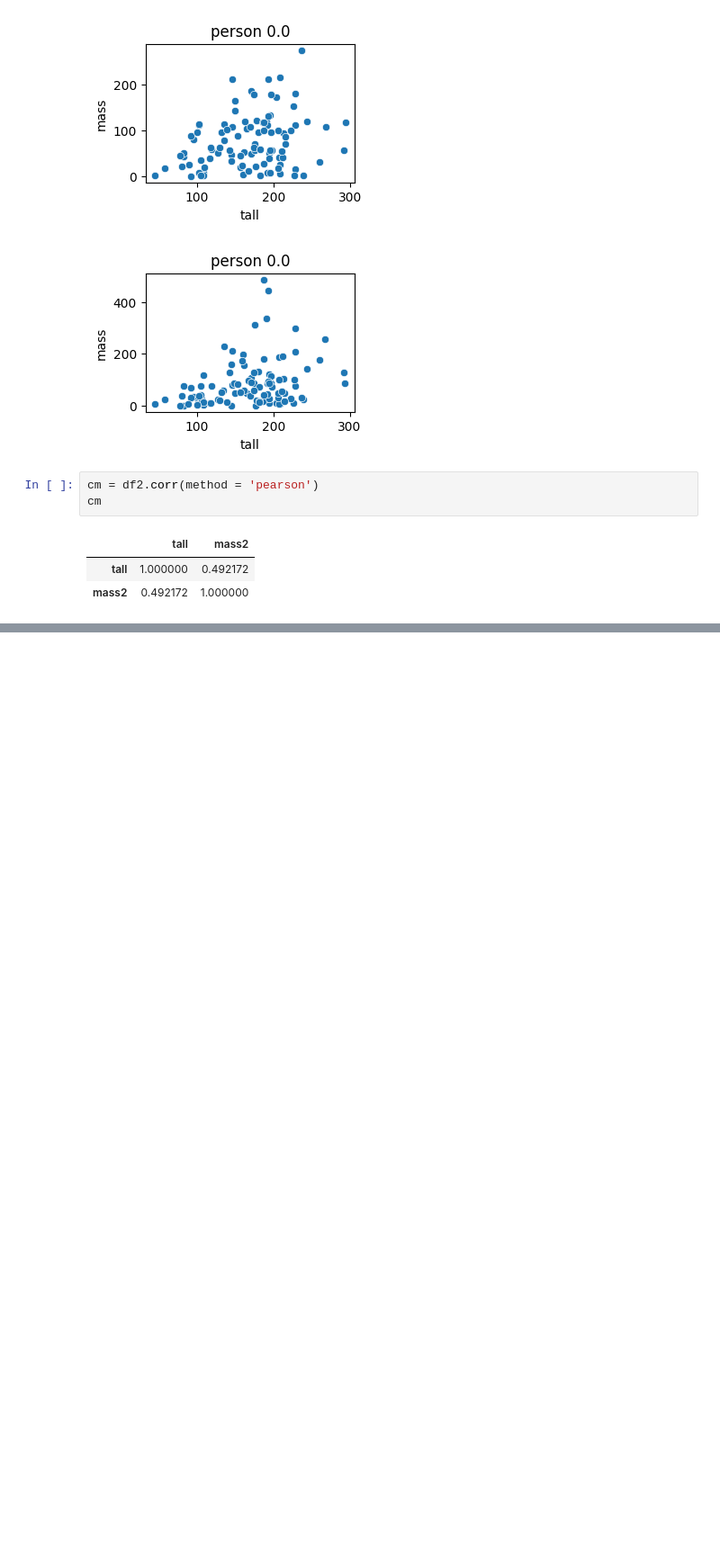
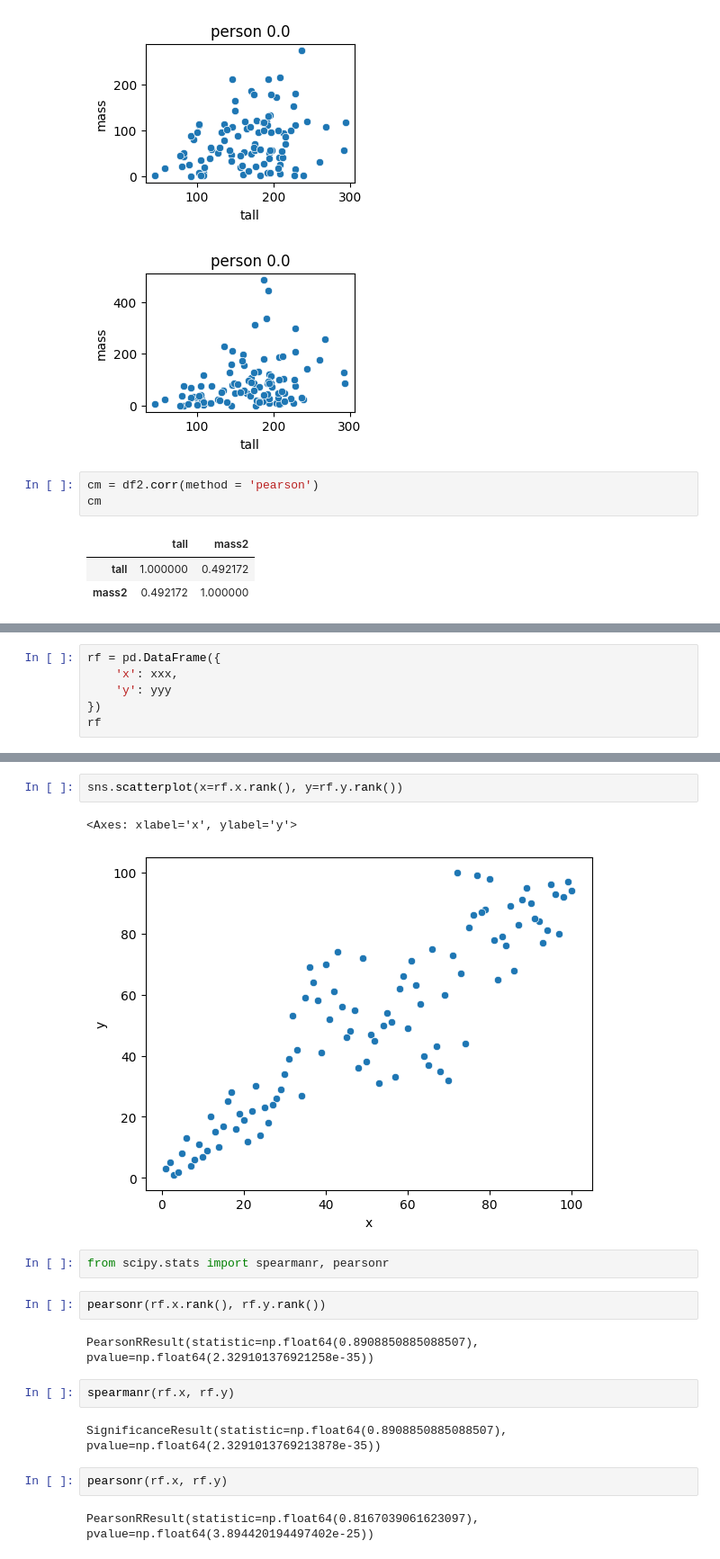
Before and after one commit to troiekurov-eng/OOP, a Jupyter notebook: Corralation_18_02.ipynb, the cells around one changed output, grey strips where cells are left out. Shown at 90% size. Drawn from its saved outputs; the diff is of its cells as text; blank space fills up the shorter version.

```diff
--- a/Corralation_18_02.ipynb
+++ b/Corralation_18_02.ipynb
@@ -312,0 +422,6 @@ cm
+# %%
+rf = pd.DataFrame({
+    'x': xxx,
+    'y': yyy
+})
+rf
@@ -312,0 +442,19 @@ cm
+# %%
+sns.scatterplot(x=rf.x.rank(), y=rf.y.rank())
+# %% [output]
+<Axes: xlabel='x', ylabel='y'>
+[figure, added]
+# %%
+from scipy.stats import spearmanr, pearsonr
+# %%
+pearsonr(rf.x.rank(), rf.y.rank())
+# %% [output]
+PearsonRResult(statistic=np.float64(0.8908850885088507), pvalue=np.float64(2.329101376921258e-35))
+# %%
+spearmanr(rf.x, rf.y)
+# %% [output]
+SignificanceResult(statistic=np.float64(0.8908850885088507), pvalue=np.float64(2.3291013769213878e-35))
+# %%
+pearsonr(rf.x, rf.y)
+# %% [output]
+PearsonRResult(statistic=np.float64(0.8167039061623097), pvalue=np.float64(3.894420194497402e-25))
```
Also changed, not shown: parts of 11 cells of this notebook.
